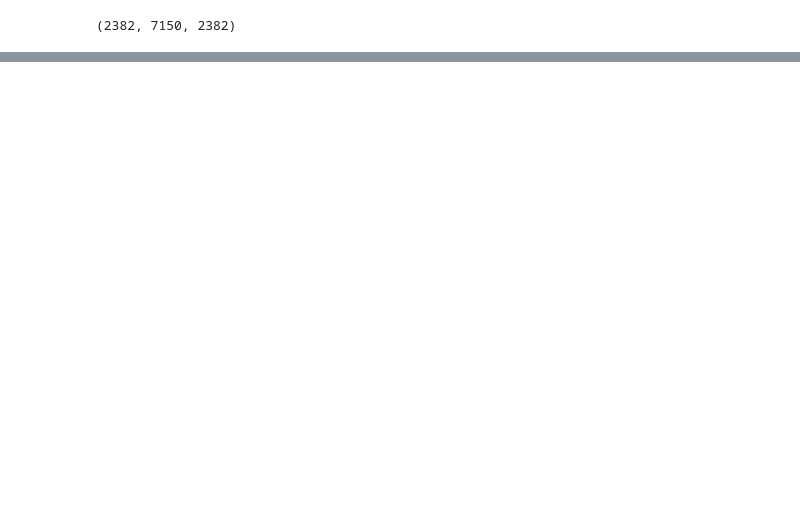
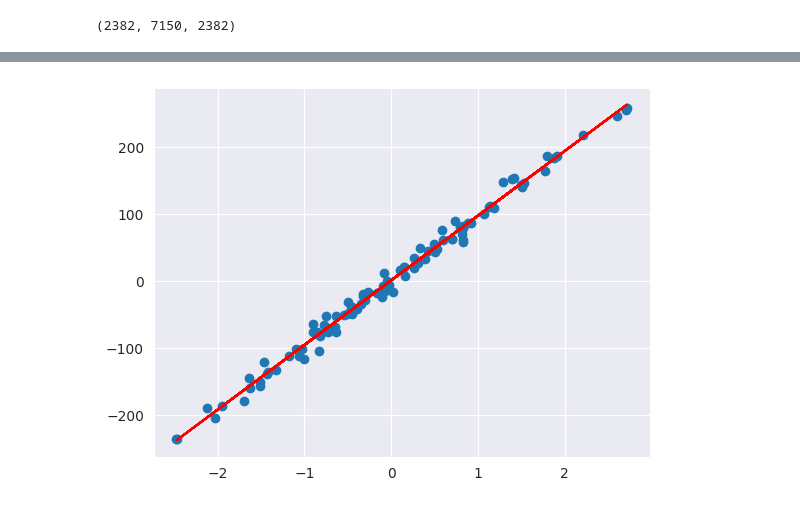
Before and after one commit to chanwinharold/ML_Zoomcamp, a Jupyter notebook: 02_car_price_prediction/notebook.ipynb, the cells around one changed output, grey strips where cells are left out. Cells and saved outputs as stored; diff of their text form; code cells hidden in the pictures; blank space fills up the shorter version.

```diff
--- a/02_car_price_prediction/notebook.ipynb
+++ b/02_car_price_prediction/notebook.ipynb
@@ -219,0 +279,10 @@ df_val.head()
+# %%
+linearRegression.fit(x, y, learning_rate=0.01, n_iterations=1000)
+# %%
+predictions = linearRegression.predict(x)
+# %%
+plt.plot(x, predictions, c='r')
+plt.scatter(x, y)
+plt.show()
+# %% [output]
+[figure, added]
```
Also changed, not shown: parts of 10 cells of this notebook.
